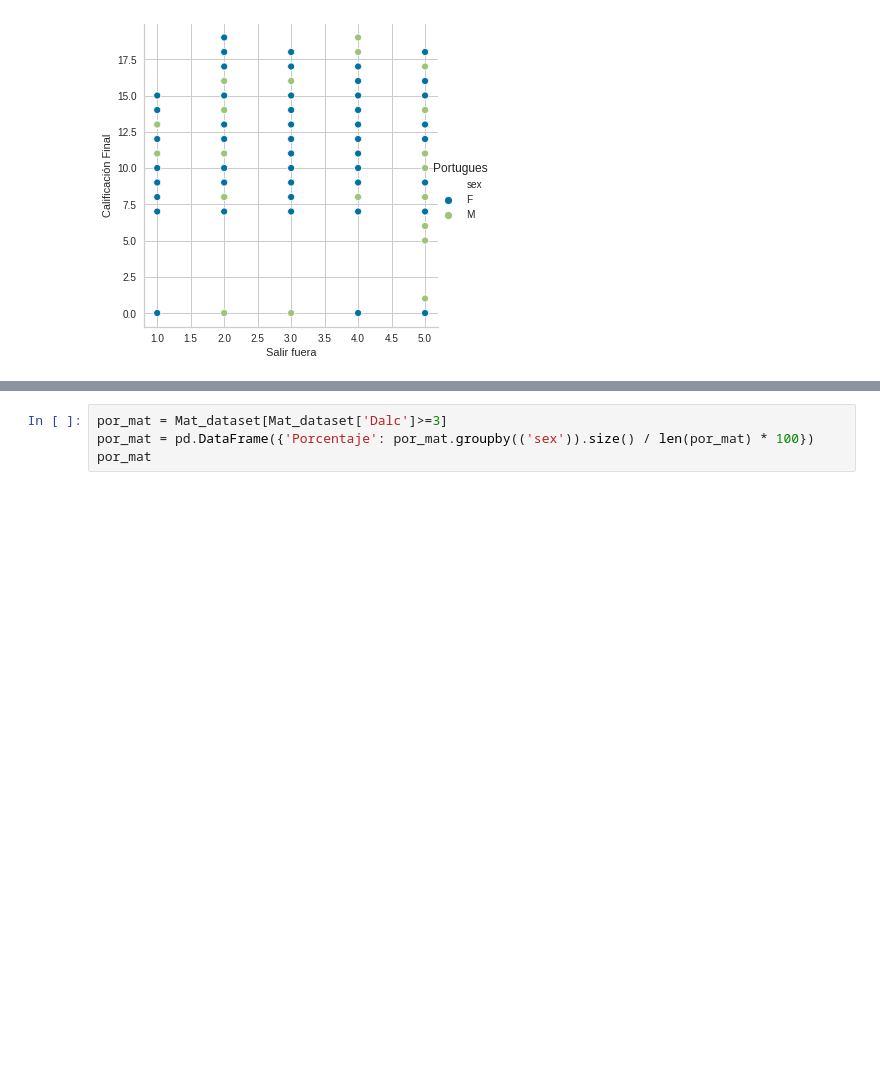
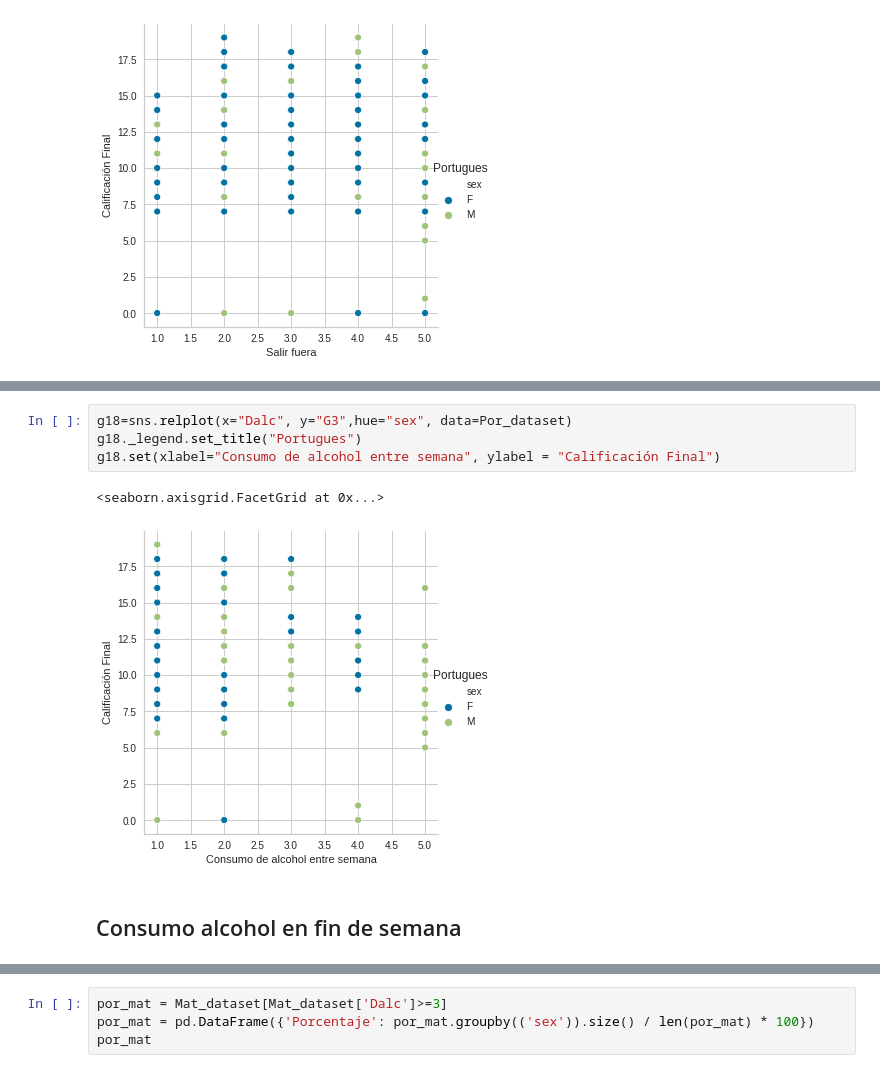
Before and after one commit to EMACC99/Student_Alcohol_Consumption, a Jupyter notebook: Analysis.ipynb, the cells around one changed output, grey strips where cells are left out. Drawn from its saved outputs; the diff is of its cells as text; blank space fills up the shorter version.

```diff
--- a/Analysis.ipynb
+++ b/Analysis.ipynb
@@ -318,0 +228,9 @@ g24.set(xlabel="Relacion con la familia", ylabel = "Consumo diario de alcohol")
+# %%
+g18=sns.relplot(x="Dalc", y="G3",hue="sex", data=Por_dataset)
+g18._legend.set_title("Portugues")
+g18.set(xlabel="Consumo de alcohol entre semana", ylabel = "Calificación Final")
+# %% [output]
+<seaborn.axisgrid.FacetGrid at 0x...>
+[figure, added]
+# %% [markdown]
+## Consumo alcohol en fin de semana
```
Also changed, not shown: parts of 95 cells of this notebook.
